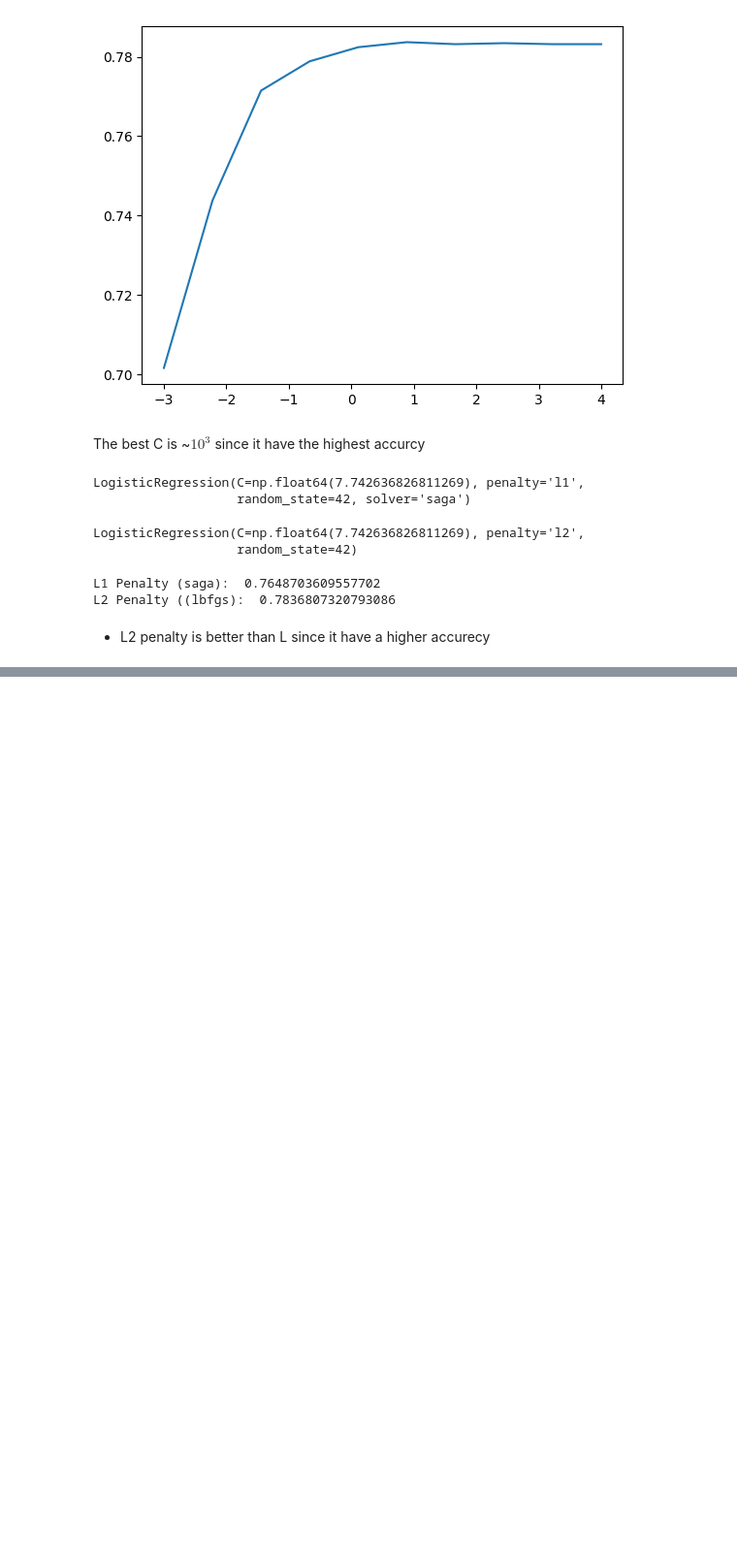
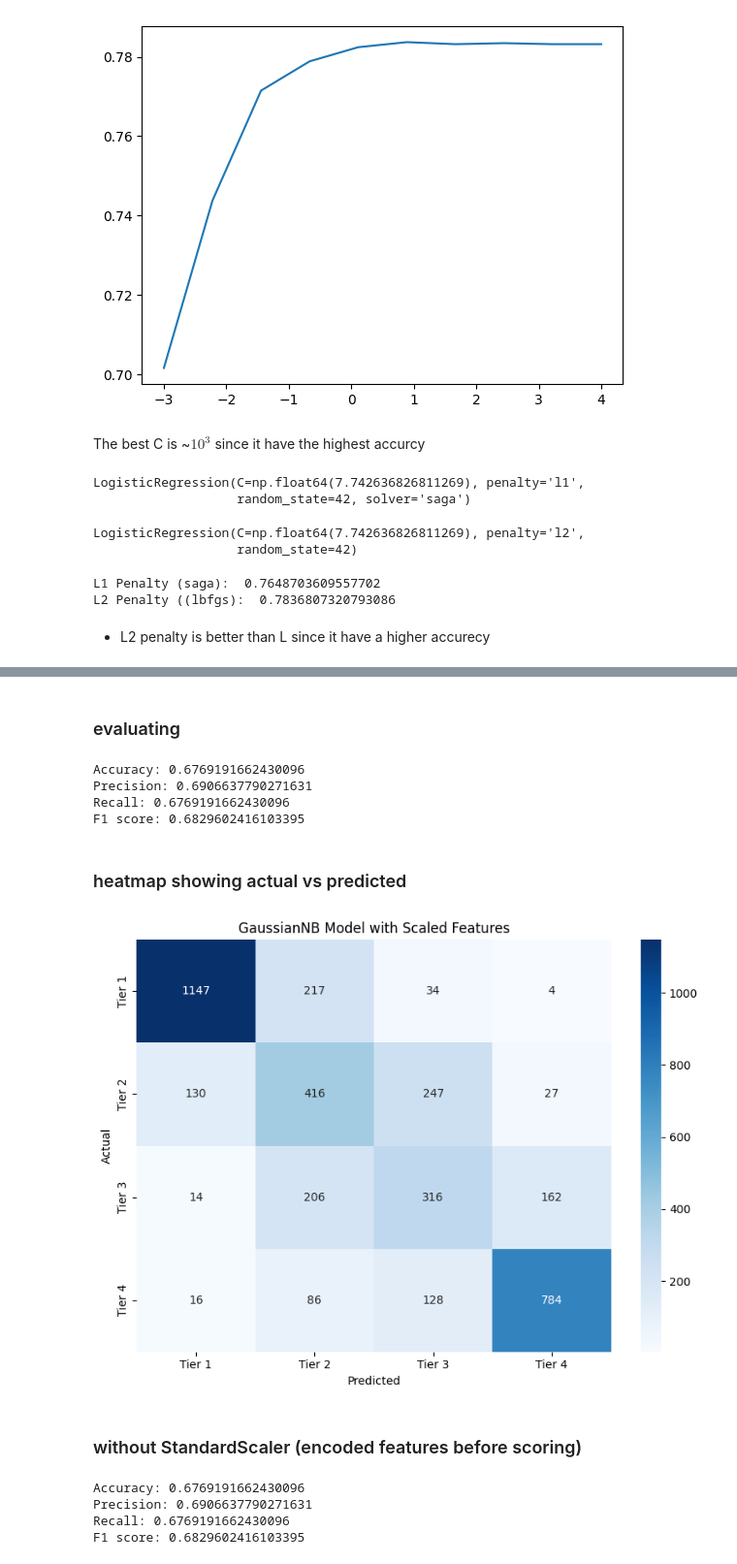
Before and after one commit to Get-Shit-Done-0-0/Machine-2, a Jupyter notebook: FIFA Players Performance Analysis.ipynb, the cells around one changed output, grey strips where cells are left out. Shown at 97% size. Saved outputs shown, nothing was run; the diff lists cells and outputs as text; code cells hidden in the pictures; blank space fills up the shorter version.

```diff
--- a/FIFA Players Performance Analysis.ipynb
+++ b/FIFA Players Performance Analysis.ipynb
@@ -7,7 +7,7 @@ import seaborn as sns
 # %% [markdown]
 # Task 1:Exploratory Data Analysis (EDA)
 # %%
-df=pd.read_csv("./Fifa.csv")
+df=pd.read_csv("Fifa.csv")
 # %%
 df.shape
 # %% [output]
@@ -566,0 +585,38 @@ L2 Penalty ((lbfgs):  0.7836807320793086
+# %%
+num_cols_for_gnb = ['Age', 'Future Potential', 'Total_Stats Score']
+
+X_train_gnb = X_train_scaled[num_cols_for_gnb]
+X_test_gnb = X_test_scaled[num_cols_for_gnb]
+
+gnb = GaussianNB()
+gnb.fit(X_train_gnb, y_classification)
+gnb_pred = gnb.predict(X_test_gnb)
+# %% [markdown]
+### evaluating
+# %%
+evaluate_model(y_test_classification, gnb_pred)
+# %% [output]
+Accuracy: 0.6769191662430096
+Precision: 0.6906637790271631
+Recall: 0.6769191662430096
+F1 score: 0.6829602416103395
+# %% [markdown]
+### heatmap showing actual vs predicted
+# %%
+def plot_heatmap(y_test_classification, gnb_pred, title):
+    plt.figure(figsize=(8, 6))
+    cm_gnb = confusion_matrix(y_test_classification, gnb_pred)
+    sns.heatmap(cm_gnb, annot=True, fmt='d', cmap='Blues',
+                xticklabels=['Tier 1', 'Tier 2', 'Tier 3', 'Tier 4'],
+                yticklabels=['Tier 1', 'Tier 2', 'Tier 3', 'Tier 4'])
+    plt.title(title)
+    plt.xlabel('Predicted')
+    plt.ylabel('Actual')
+    plt.tight_layout()
+    plt.show()
+# %%
+plot_heatmap(y_test_classification, gnb_pred, 'GaussianNB Model with Scaled Features')
+# %% [output]
+[figure, added]
+# %% [markdown]
+### without StandardScaler (encoded features before scoring)
@@ -566,0 +630,7 @@ L2 Penalty ((lbfgs):  0.7836807320793086
+# %%
+evaluate_model(y_test_classification, gnb_pred_2)
+# %% [output]
+Accuracy: 0.6769191662430096
+Precision: 0.6906637790271631
+Recall: 0.6769191662430096
+F1 score: 0.6829602416103395
```
Also changed, not shown: parts of 49 cells of this notebook.
